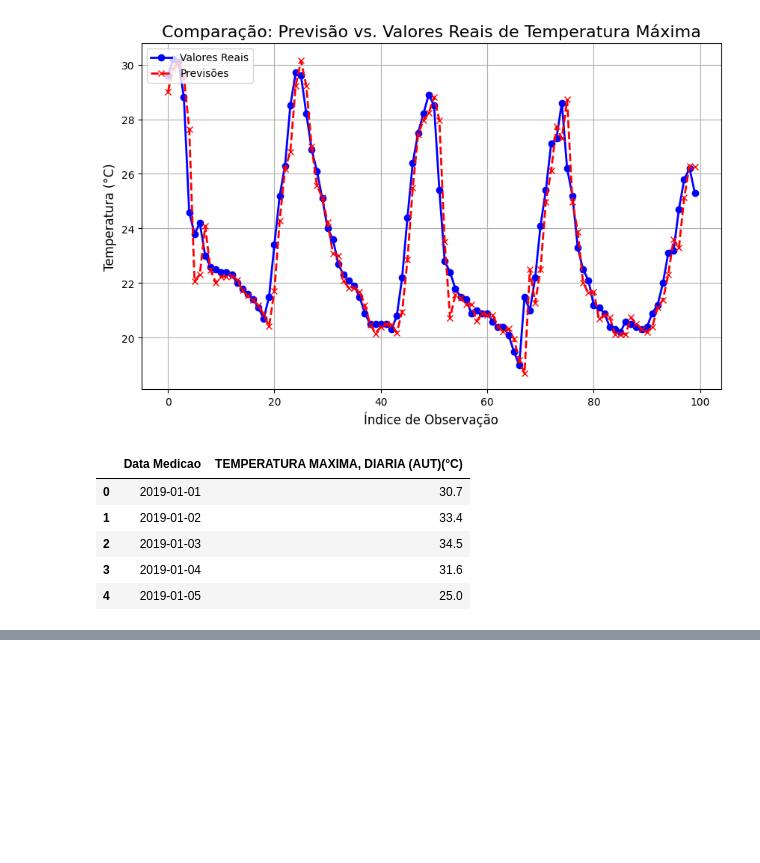
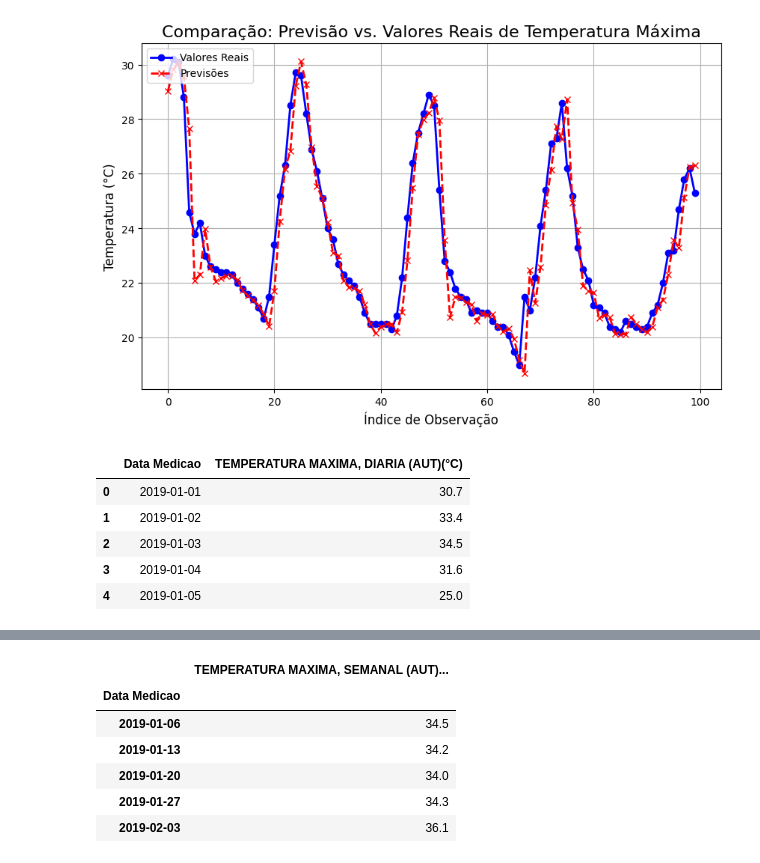
Before and after one commit to Joao-Pedro-Queiroz/Preditor, a Jupyter notebook: projeto.ipynb, the cells around one changed output, grey strips where cells are left out. Drawn from its saved outputs; the diff is of its cells as text; code cells hidden in the pictures; blank space fills up the shorter version.

```diff
--- a/projeto.ipynb
+++ b/projeto.ipynb
@@ -190 +190,22 @@ Erro Quadrático Médio (MSE): 14.724315933800057
 [figure]
+# %%
+df = pd.read_csv('data/dados_A771_D_2019-01-01_2024-10-17.csv', sep=';', skiprows=10)
+df.drop(columns=["Unnamed: 2"], inplace=True)
+
+df['Data Medicao'] = pd.to_datetime(df['Data Medicao'])
+
+df.set_index('Data Medicao', inplace=True)
+
+df = df.resample('W').max()
+
+df.rename(columns={'TEMPERATURA MAXIMA, DIARIA (AUT)(°C)': 'TEMPERATURA MAXIMA, SEMANAL (AUT)(°C)'}, inplace=True)
+
+df.head()
+# %% [output]
+|  | TEMPERATURA MAXIMA, SEMANAL (AUT)... |
+| Data Medicao |  |
+| 2019-01-06 | 34.5 |
+| 2019-01-13 | 34.2 |
+| 2019-01-20 | 34.0 |
+| 2019-01-27 | 34.3 |
+| 2019-02-03 | 36.1 |
```
Also changed, not shown: parts of 4 cells of this notebook.
